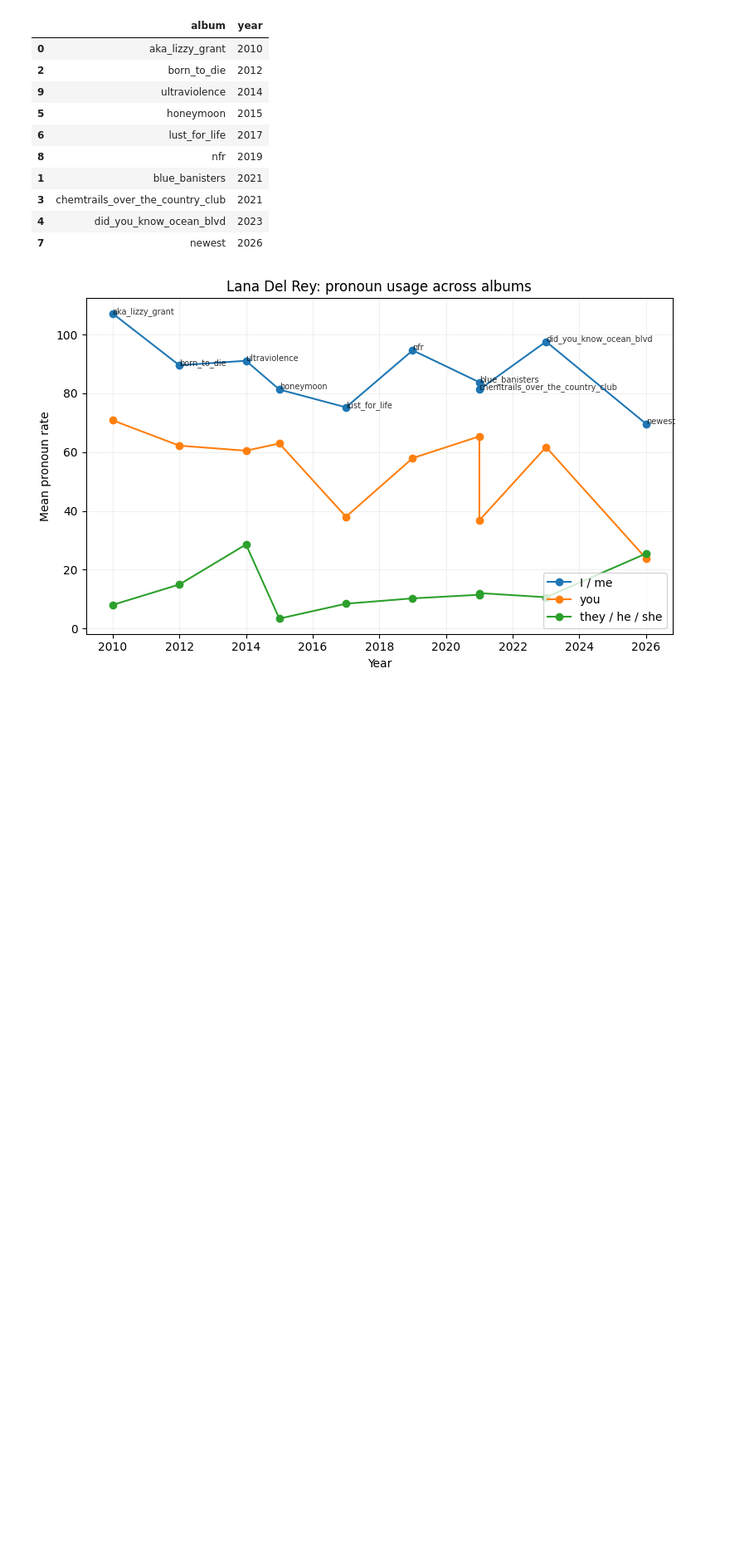
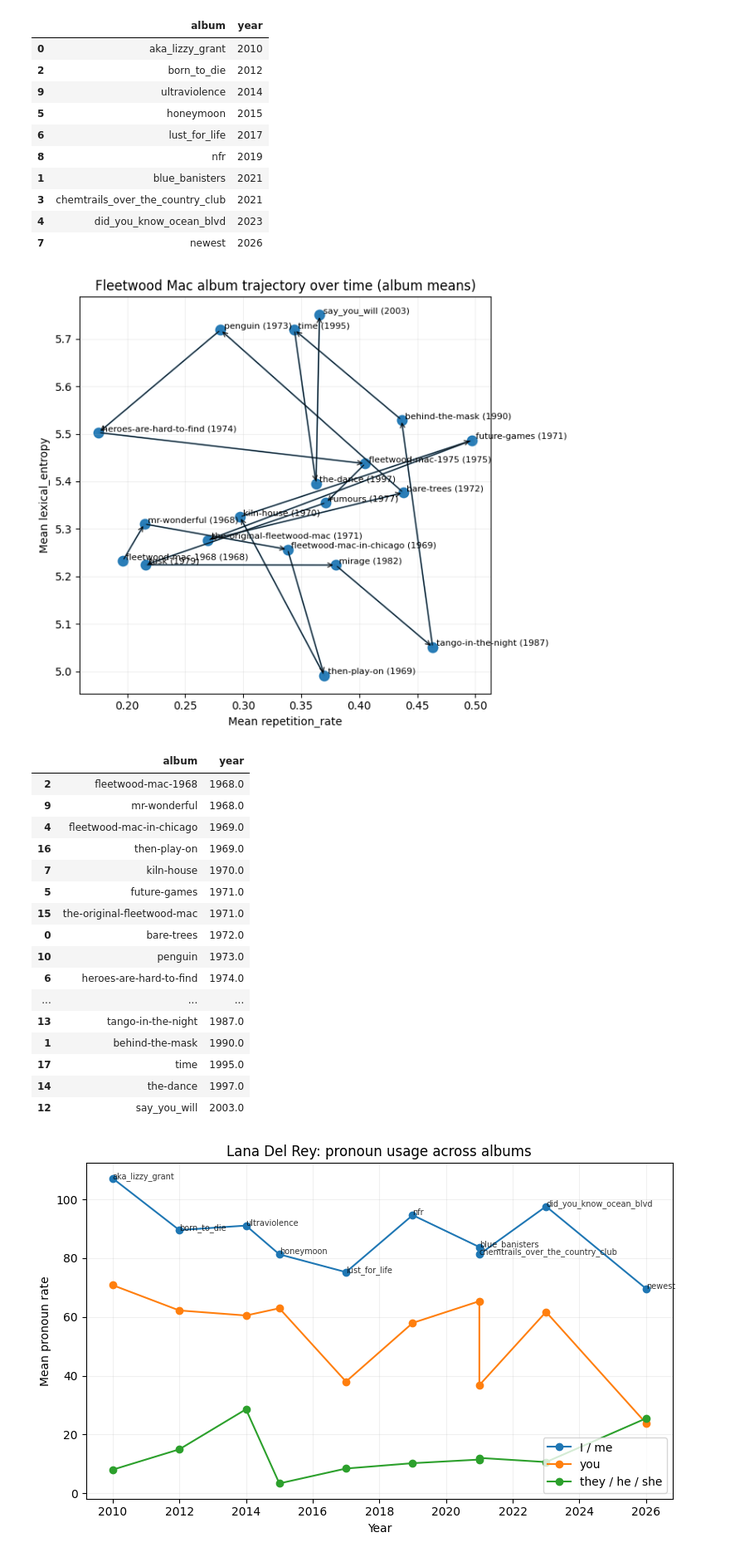
Before and after one commit to mahlidol/music_analysis, a Jupyter notebook: CMOR-438/notebooks/02_structure_surprise.ipynb, the cells around one changed output. Shown at 83% size. Saved outputs shown, nothing was run; the diff lists cells and outputs as text; code cells hidden in the pictures; blank space fills up the shorter version.

```diff
--- a/CMOR-438/notebooks/02_structure_surprise.ipynb
+++ b/CMOR-438/notebooks/02_structure_surprise.ipynb
@@ -808,6 +914,84 @@ lana_album_means[["album", "year"]]
 | 3 | chemtrails_over_the_country_club | 2021 |
 | 4 | did_you_know_ocean_blvd | 2023 |
 | 7 | newest | 2026 |
+# %%
+import pandas as pd
+import matplotlib.pyplot as plt
+
+
+def plot_fleetwood_mac_album_trajectory(df,
+                              x="repetition_rate",
+                              y="lexical_entropy",
+                              album_col="album",
+                              year_col="year",
+                              artist_col="artist_group",
+                              label_col="album",
+                              show_arrows=True,
+                              annotate=True):
+
+    fleetwood_mac = df.copy()
+    fleetwood_mac = fleetwood_mac[fleetwood_mac[artist_col] == "fleetwood mac"].dropna(subset=[album_col, year_col, x, y])
+
+    fleetwood_mac[year_col] = pd.to_numeric(fleetwood_mac[year_col], errors="coerce")
+    fleetwood_mac = fleetwood_mac.dropna(subset=[year_col])
+
+    # album-level means (one point per album)
+    album_means = (
+        fleetwood_mac.groupby([album_col, year_col])[[x, y]]
+            .mean()
+            .reset_index()
+            .sort_values([year_col, album_col])
+    )
+
+    plt.figure(figsize=(7, 6))
+
+    # points + connecting path
+    plt.scatter(album_means[x], album_means[y], s=80, alpha=0.95)
+    plt.plot(album_means[x].values, album_means[y].values, alpha=0.6)
+
+    # arrows for direction
+    if show_arrows and len(album_means) >= 2:
+        for i in range(len(album_means) - 1):
+            x0, y0 = album_means.iloc[i][x], album_means.iloc[i][y]
+            x1, y1 = album_means.iloc[i+1][x], album_means.iloc[i+1][y]
+            plt.annotate("", xy=(x1, y1), xytext=(x0, y0),
+                         arrowprops=dict(arrowstyle="->", lw=1, alpha=0.8))
+    plt.grid(True, which="both", alpha=0.18)
+    # labels
+    if annotate:
+        for _, r in album_means.iterrows():
+            yr = int(r[year_col])
+            plt.text(r[x] + 0.003, r[y] + 0.003, f"{r[label_col]} ({yr})", fontsize=8)
+
+    plt.xlabel(f"Mean {x}")
+    plt.ylabel(f"Mean {y}")
+    plt.title("Fleetwood Mac album trajectory over time (album means)")
+    plt.tight_layout()
+    plt.show()
+
+    return album_means
+
+fleetwood_mac_album_means = plot_fleetwood_mac_album_trajectory(df)
+fleetwood_mac_album_means[["album", "year"]]
+# %% [output]
+[figure, added]
+|  | album | year |
+| 2 | fleetwood-mac-1968 | 1968.0 |
+| 9 | mr-wonderful | 1968.0 |
+| 4 | fleetwood-mac-in-chicago | 1969.0 |
+| 16 | then-play-on | 1969.0 |
+| 7 | kiln-house | 1970.0 |
+| 5 | future-games | 1971.0 |
+| 15 | the-original-fleetwood-mac | 1971.0 |
+| 0 | bare-trees | 1972.0 |
+| 10 | penguin | 1973.0 |
+| 6 | heroes-are-hard-to-find | 1974.0 |
+| ... | ... | ... |
+| 13 | tango-in-the-night | 1987.0 |
+| 1 | behind-the-mask | 1990.0 |
+| 17 | time | 1995.0 |
+| 14 | the-dance | 1997.0 |
+| 12 | say_you_will | 2003.0 |
 # %%
 def plot_lana_pronouns_over_time(df):
     lana = (
```
Also changed, not shown: parts of 8 cells of this notebook, 1 other file.
